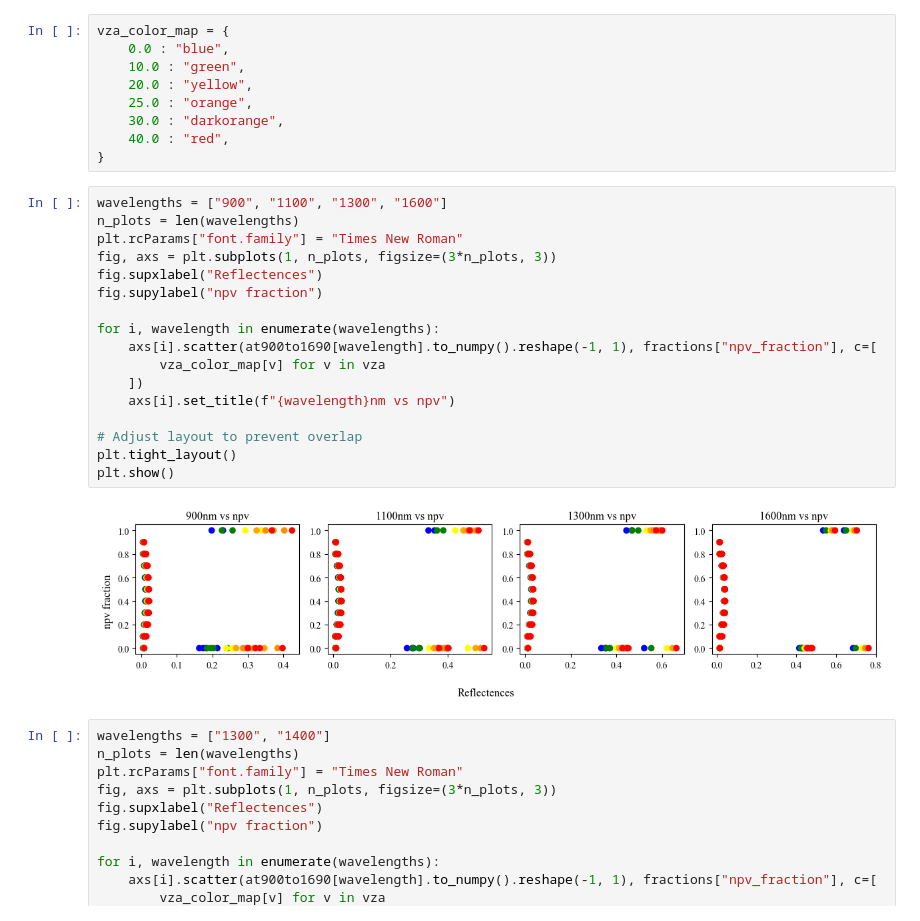
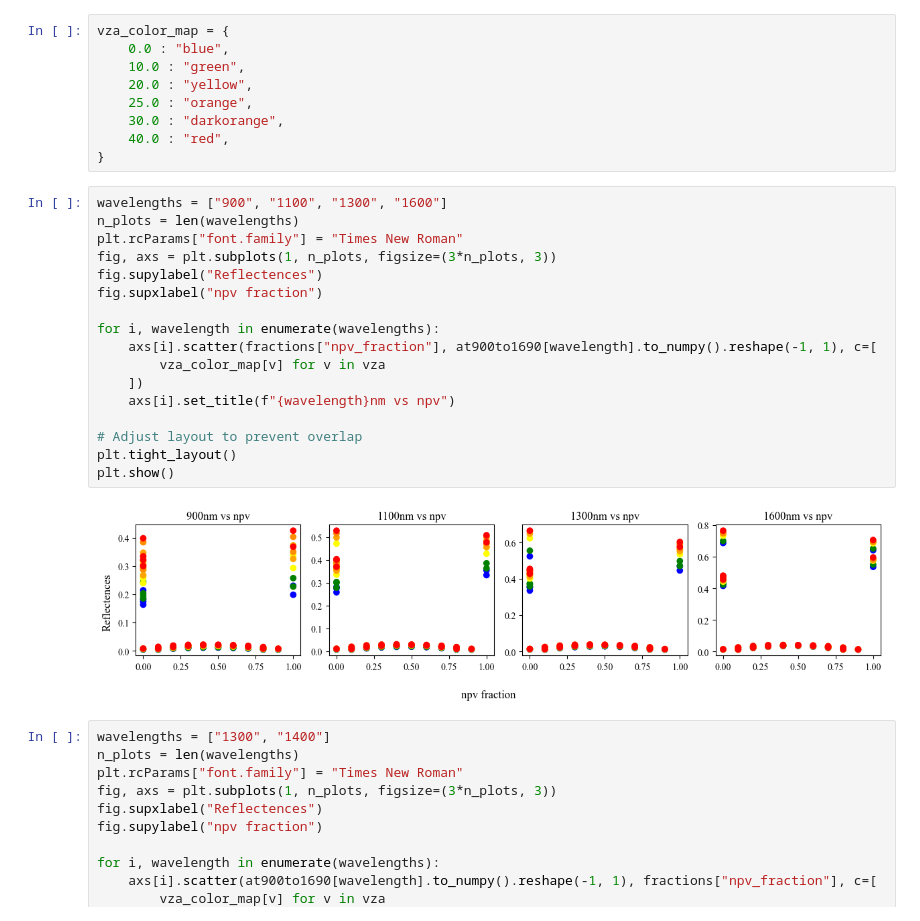
Before and after one commit to utat-ss/FINCH-Science_Unmixing, a Jupyter notebook: runs/characterization/dataset_characterization.ipynb, the cells around one changed output. Drawn from its saved outputs; the diff is of its cells as text.

```diff
--- a/runs/characterization/dataset_characterization.ipynb
+++ b/runs/characterization/dataset_characterization.ipynb
@@ -521,22 +504,22 @@ vza_color_map = {
 # %%
 wavelengths = ["900", "1100", "1300", "1600"]
 n_plots = len(wavelengths)
 plt.rcParams["font.family"] = "Times New Roman"
 fig, axs = plt.subplots(1, n_plots, figsize=(3*n_plots, 3))
-fig.supxlabel("Reflectences")
-fig.supylabel("npv fraction")
+fig.supylabel("Reflectences")
+fig.supxlabel("npv fraction")
 
 for i, wavelength in enumerate(wavelengths):
-    axs[i].scatter(at900to1690[wavelength].to_numpy().reshape(-1, 1), fractions["npv_fraction"], c=[
+    axs[i].scatter(fractions["npv_fraction"], at900to1690[wavelength].to_numpy().reshape(-1, 1), c=[
         vza_color_map[v] for v in vza
     ])
     axs[i].set_title(f"{wavelength}nm vs npv")
 
 # Adjust layout to prevent overlap
 plt.tight_layout()
 plt.show()
 # %% [output]
-[figure, old version]
+[figure, new version]
 # %%
 wavelengths = ["1300", "1400"]
 n_plots = len(wavelengths)
```
Also changed, not shown: parts of 5 cells of this notebook, 2 other files.
